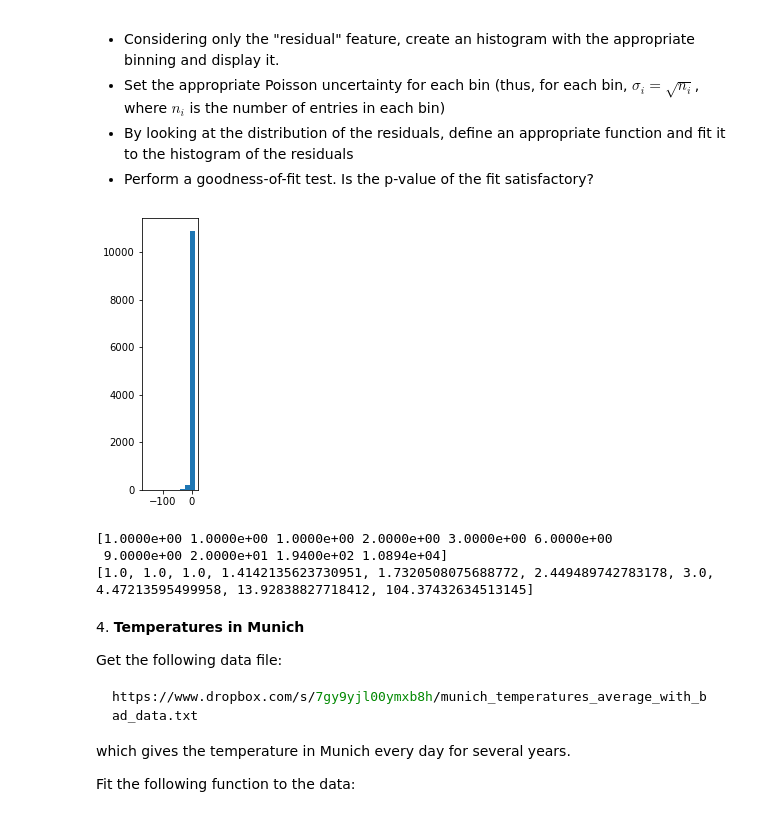
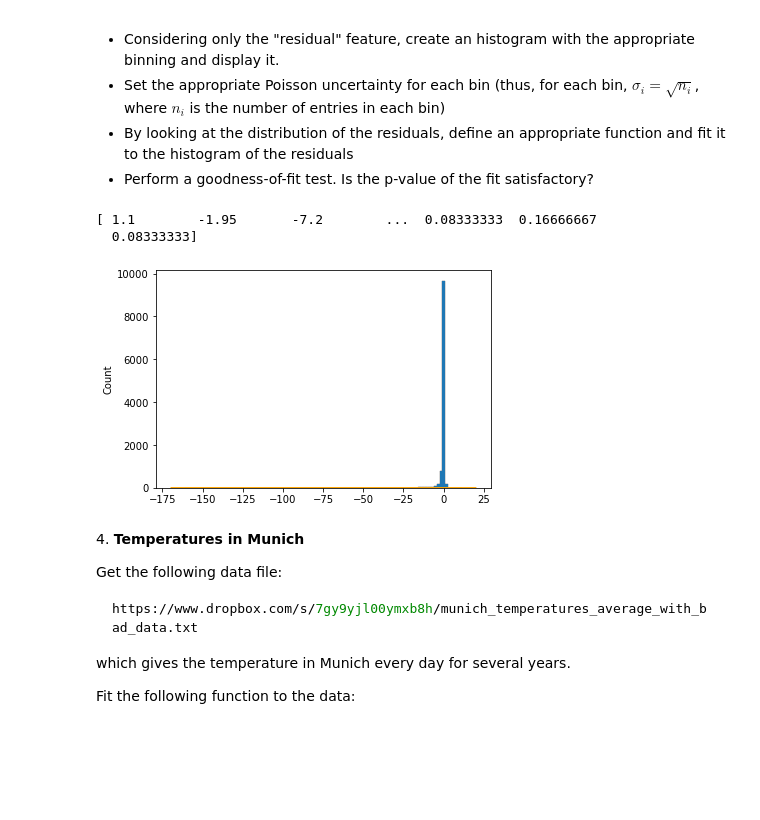
Before and after one commit to zucchett/HighLevelProgramming2021, a Jupyter notebook: 08ex_fitting.ipynb, the cells around one changed output. Drawn from its saved outputs; the diff is of its cells as text; code cells hidden in the pictures; blank space fills up the shorter version.

```diff
--- a/08ex_fitting.ipynb
+++ b/08ex_fitting.ipynb
@@ -120,35 +127,51 @@ The feature name "residual" contains the residuals (defined as $y_i - \hat{y}_i$
 - By looking at the distribution of the residuals, define an appropriate function and fit it to the histogram of the residuals
 - Perform a goodness-of-fit test. Is the p-value of the fit satisfactory?
 # %%
-import pickle
 import pandas as pd
-import math as m
+from scipy import stats
+import matplotlib.pyplot as plt
+import numpy as np
+import seaborn as sns
 
-#importing data from file
+###importing data from file
 df = pd.read_pickle('data/residuals_261.pkl')
 df = pd.DataFrame(df.item())
 res = df['residuals'].to_numpy()
+#print(res)
 
-#plotting the data
-fig,ax = plt.subplots(figsize = (1,5))
-b = 10 #setting the number of bins for the plot
+###plotting the data
+b = 100 #setting the number of bins for the plot
+mu, std = stats.norm.fit(res)
+fig,ax = plt.subplots()
+sns.histplot(res, bins = b)
+#plt.show()
+
+# fig,ax = plt.subplots(figsize = (1,5))
+# b = 20 #setting the number of bins for the plot
 counts, edges, plot = ax.hist(res, bins = b)
+# plt.show()
+
+###setting sigma values
+
+sigma_y = np.sqrt(np.abs(counts))
+#print(sigma_y)
+#define a fitting function
+
+from scipy.stats import poisson
+#print(p)
+xmin,xmax = plt.xlim()
+x = np.linspace(xmin,xmax,100)
+p = scipy.stats.poisson.pmf(b, sigma_y)
+#p = stats.norm.pdf(x,mu,std)
+sns.lineplot(x=x, y = p, color = 'orange', ax= ax)
 plt.show()
 
-#setting sigma values
-sigma = []
-for i in range(b):
-    sigma.append(m.sqrt(counts[i]))
 
-#define a fitting function
-
-
-#goodness-of-fit test
+###goodness-of-fit test
 # %% [output]
+[ 1.1        -1.95       -7.2        ...  0.08333333  0.16666667
+  0.08333333]
-[figure, old version]
+[figure, new version]
-[1.0000e+00 1.0000e+00 1.0000e+00 2.0000e+00 3.0000e+00 6.0000e+00
- 9.0000e+00 2.0000e+01 1.9400e+02 1.0894e+04]
-[1.0, 1.0, 1.0, 1.4142135623730951, 1.7320508075688772, 2.449489742783178, 3.0, 4.47213595499958, 13.92838827718412, 104.37432634513145]
 # %% [markdown]
 4\. **Temperatures in Munich**
 
```
Also changed, not shown: parts of 4 cells of this notebook.
